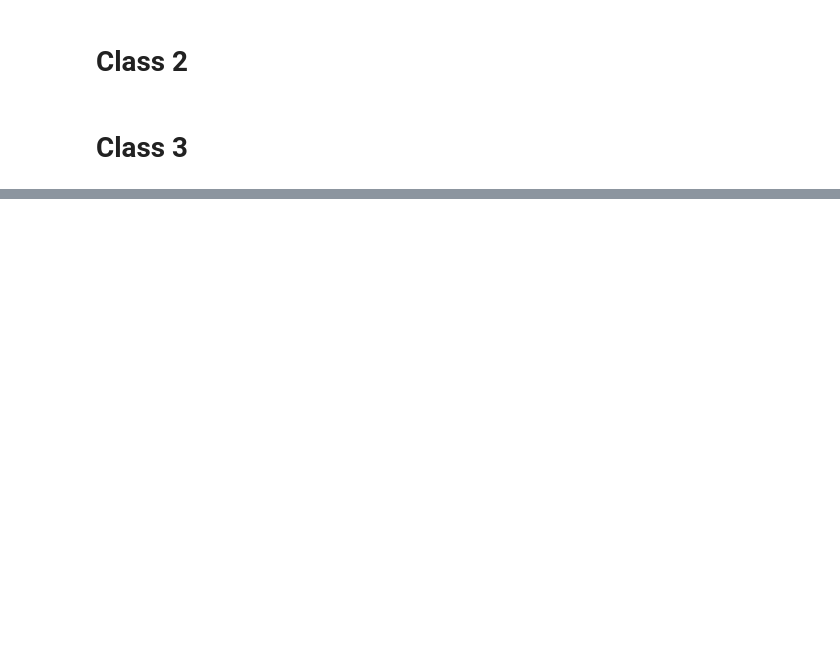
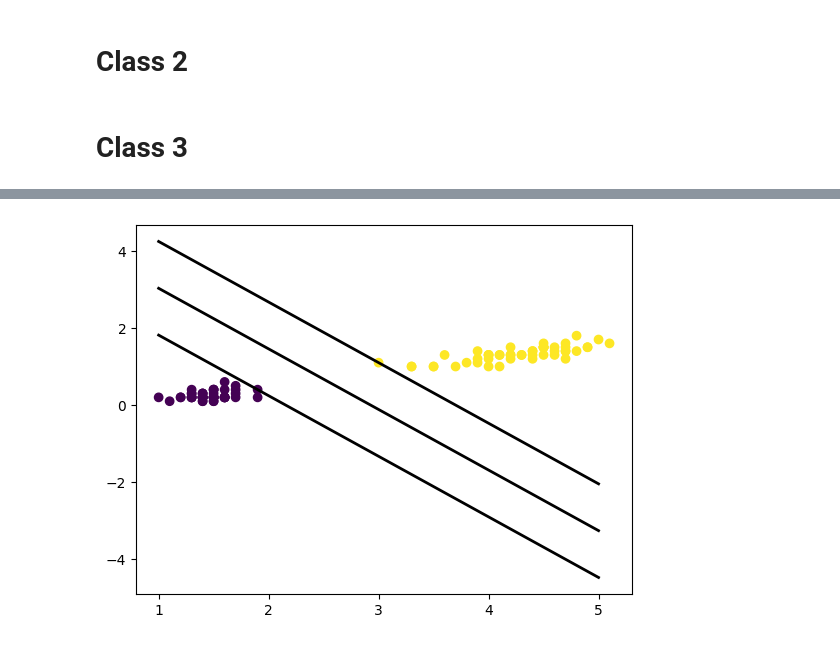
Before and after one commit to Aimermer/schulich_data_science, a Jupyter notebook: Final_Review.ipynb, the cells around one changed output, grey strips where cells are left out. Cells and saved outputs as stored; diff of their text form; code cells hidden in the pictures; blank space fills up the shorter version.

```diff
--- a/Final_Review.ipynb
+++ b/Final_Review.ipynb
@@ -111,0 +592,5 @@ df['date'] = pd.to_datetime(df['date'])
+# %%
+from sklearn.datasets import load_iris
+data = load_iris()
+X,y = data.data[:, (2,3)], data.target
+y
@@ -111,0 +605,13 @@ df['date'] = pd.to_datetime(df['date'])
+# %%
+setosa_and_versicolor = (y==0) | (y==1)
+
+X = X[setosa_and_versicolor]
+y = y[setosa_and_versicolor]
+plt.scatter(X[:,0], X[:,1], c=y, marker='o')
+
+svm_clf = SVC(kernel='linear', C=100)
+svm_clf.fit(X,y)
+
+plot_svc_decision_boundary(svm_clf, 1,5)
+# %% [output]
+[figure, added]
```
Also changed, not shown: parts of 62 cells of this notebook, 7 other files.
